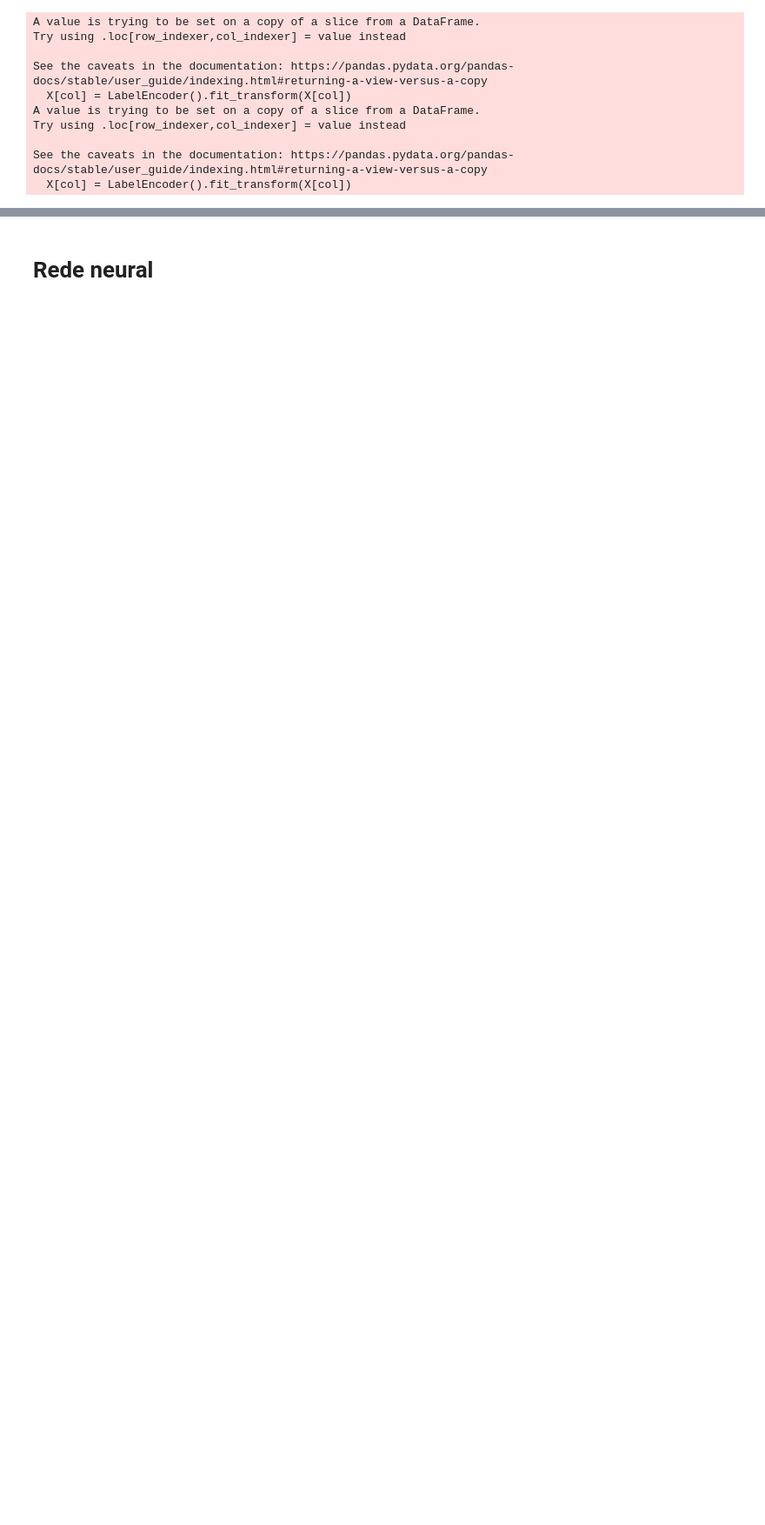
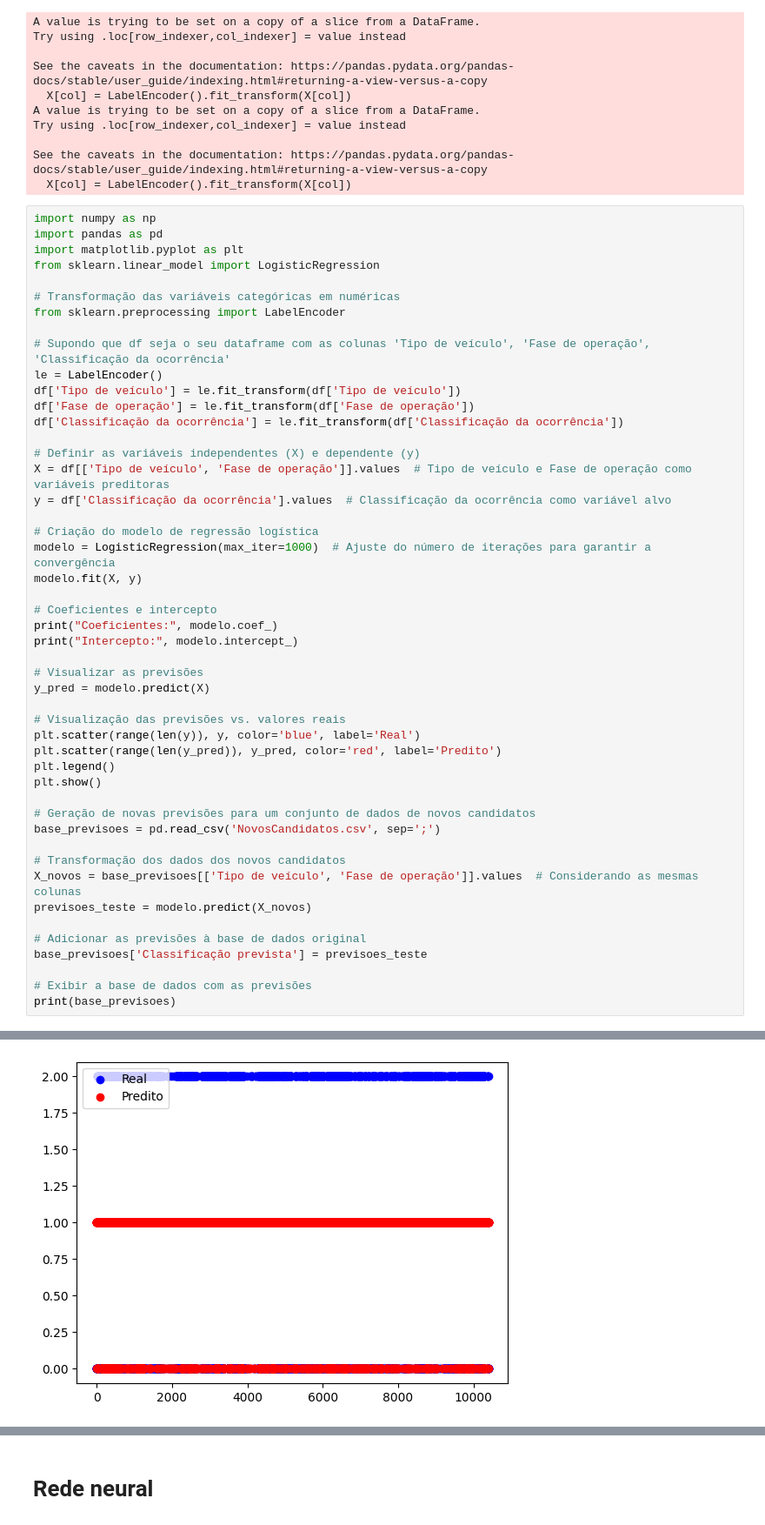
Before and after one commit to rhaulmendonca/Acidentes-por-Aeronave, a Jupyter notebook: Sistemas de Apoio à Decisão/CENIPA_Acidentes_por_aeronave.ipynb, the cells around one changed output, grey strips where cells are left out. Shown at 87% size. Drawn from its saved outputs; the diff is of its cells as text; blank space fills up the shorter version.

```diff
--- a/Sistemas de Apoio à Decisão/CENIPA_Acidentes_por_aeronave.ipynb
+++ b/Sistemas de Apoio à Decisão/CENIPA_Acidentes_por_aeronave.ipynb
@@ -1081,3 +1018,52 @@ Try using .loc[row_indexer,col_indexer] = value instead
 
 See the caveats in the documentation: https://pandas.pydata.org/pandas-docs/stable/user_guide/indexing.html#returning-a-view-versus-a-copy
   X[col] = LabelEncoder().fit_transform(X[col])
+# %%
+import numpy as np
+import pandas as pd
+import matplotlib.pyplot as plt
+from sklearn.linear_model import LogisticRegression
+
+# Transformação das variáveis categóricas em numéricas
+from sklearn.preprocessing import LabelEncoder
+
+# Supondo que df seja o seu dataframe com as colunas 'Tipo de veículo', 'Fase de operação', 'Classificação da ocorrência'
+le = LabelEncoder()
+df['Tipo de veículo'] = le.fit_transform(df['Tipo de veículo'])
+df['Fase de operação'] = le.fit_transform(df['Fase de operação'])
+df['Classificação da ocorrência'] = le.fit_transform(df['Classificação da ocorrência'])
+
+# Definir as variáveis independentes (X) e dependente (y)
+X = df[['Tipo de veículo', 'Fase de operação']].values  # Tipo de veículo e Fase de operação como variáveis preditoras
+y = df['Classificação da ocorrência'].values  # Classificação da ocorrência como variável alvo
+
+# Criação do modelo de regressão logística
+modelo = LogisticRegression(max_iter=1000)  # Ajuste do número de iterações para garantir a convergência
+modelo.fit(X, y)
+
+# Coeficientes e intercepto
+print("Coeficientes:", modelo.coef_)
+print("Intercepto:", modelo.intercept_)
+
+# Visualizar as previsões
+y_pred = modelo.predict(X)
+
+# Visualização das previsões vs. valores reais
+plt.scatter(range(len(y)), y, color='blue', label='Real')
+plt.scatter(range(len(y_pred)), y_pred, color='red', label='Predito')
+plt.legend()
+plt.show()
+
+# Geração de novas previsões para um conjunto de dados de novos candidatos
+base_previsoes = pd.read_csv('NovosCandidatos.csv', sep=';')
+
+# Transformação dos dados dos novos candidatos
+X_novos = base_previsoes[['Tipo de veículo', 'Fase de operação']].values  # Considerando as mesmas colunas
+previsoes_teste = modelo.predict(X_novos)
+
+# Adicionar as previsões à base de dados original
+base_previsoes['Classificação prevista'] = previsoes_teste
+
+# Exibir a base de dados com as previsões
+print(base_previsoes)
+# %% [output]
@@ -1083,0 +1074 @@ See the caveats in the documentation: https://pandas.pydata.org/pandas-docs/stab
+[figure, added]
```
Also changed, not shown: parts of 7 cells of this notebook.
